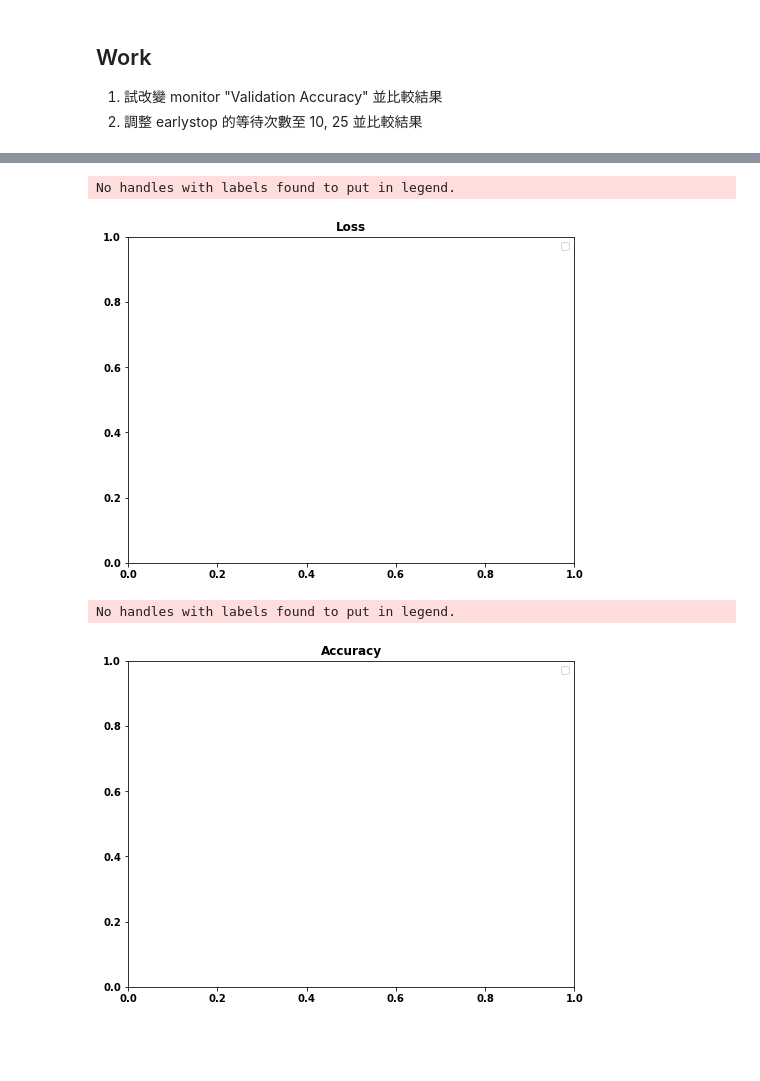
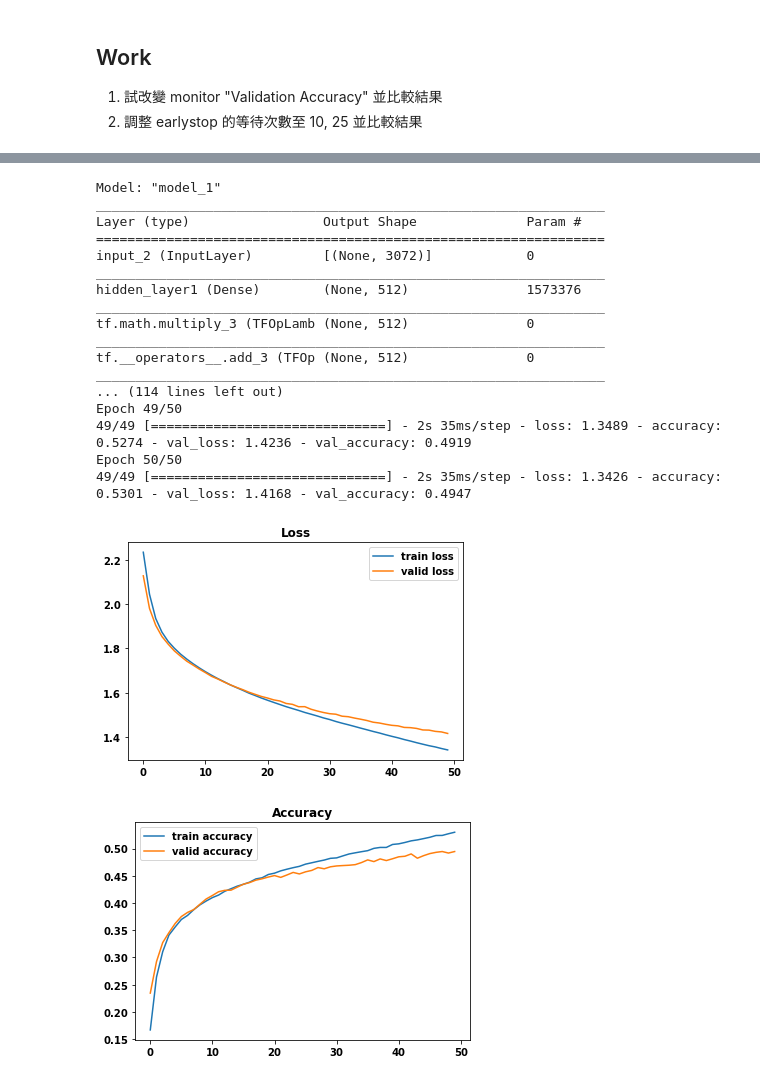
Before and after one commit to loe1616/Machine_operation, a Jupyter notebook: Day085/Day085_HW.ipynb, the cells around one changed output, grey strips where cells are left out. Cells and saved outputs as stored; diff of their text form; code cells hidden in the pictures; blank space fills up the shorter version.

```diff
--- a/Day085/Day085_HW.ipynb
+++ b/Day085/Day085_HW.ipynb
@@ -130,25 +140,55 @@ Epoch 00016: early stopping
-# %%
-import matplotlib.pyplot as plt
-%matplotlib inline
-color_bar = ["r", "g", "b", "y", "m", "k"]
-
-plt.figure(figsize=(8,6))
-for i, cond in enumerate(results.keys()):
-    plt.plot(range(len(results[cond]['train-loss'])),results[cond]['train-loss'], '-', label=cond, color=color_bar[i])
-    plt.plot(range(len(results[cond]['valid-loss'])),results[cond]['valid-loss'], '--', label=cond, color=color_bar[i])
-plt.title("Loss")
-plt.legend()
-plt.show()
-
-plt.figure(figsize=(8,6))
-for i, cond in enumerate(results.keys()):
-    plt.plot(range(len(results[cond]['train-acc'])),results[cond]['train-acc'], '-', label=cond, color=color_bar[i])
-    plt.plot(range(len(results[cond]['valid-acc'])),results[cond]['valid-acc'], '--', label=cond, color=color_bar[i])
-plt.title("Accuracy")
-plt.legend()
-plt.show()
-# %% [output]
-No handles with labels found to put in legend.
-[figure, removed]
-No handles with labels found to put in legend.
-[figure, removed]
+# %%
+earlystop = EarlyStopping(monitor="val_loss",
+                          patience=10,
+                          verbose=1
+                          )
+model = build_mlp(input_shape=x_train.shape[1:])
+model.summary()
+optimizer = keras.optimizers.SGD(lr=LEARNING_RATE, nesterov=True, momentum=MOMENTUM)
+model.compile(loss="categorical_crossentropy", metrics=["accuracy"], optimizer=optimizer)
+
+model.fit(x_train, y_train,
+          epochs=EPOCHS,
+          batch_size=BATCH_SIZE,
+          validation_data=(x_test, y_test),
+          shuffle=True,
+          callbacks=[earlystop]
+          )
+
+    # Collect results
+train_loss = model.history.history["loss"]
+valid_loss = model.history.history["val_loss"]
+train_acc = model.history.history["accuracy"]
+valid_acc = model.history.history["val_accuracy"]
+
+plt.plot(range(len(train_loss)), train_loss, label="train loss")
+plt.plot(range(len(valid_loss)), valid_loss, label="valid loss")
+plt.legend()
+plt.title("Loss")
+plt.show()
+
+plt.plot(range(len(train_acc)), train_acc, label="train accuracy")
+plt.plot(range(len(valid_acc)), valid_acc, label="valid accuracy")
+plt.legend()
+plt.title("Accuracy")
+plt.show()
+# %% [output]
+Model: "model_1"
+_________________________________________________________________
+Layer (type)                 Output Shape              Param #
+=================================================================
+input_2 (InputLayer)         [(None, 3072)]            0
+_________________________________________________________________
+hidden_layer1 (Dense)        (None, 512)               1573376
+_________________________________________________________________
+tf.math.multiply_3 (TFOpLamb (None, 512)               0
+_________________________________________________________________
+tf.__operators__.add_3 (TFOp (None, 512)               0
+_________________________________________________________________
+... (114 lines left out)
+Epoch 49/50
+49/49 [==============================] - 2s 35ms/step - loss: 1.3489 - accuracy: 0.5274 - val_loss: 1.4236 - val_accuracy: 0.4919
+Epoch 50/50
+49/49 [==============================] - 2s 35ms/step - loss: 1.3426 - accuracy: 0.5301 - val_loss: 1.4168 - val_accuracy: 0.4947
+[figure, added]
+[figure, added]
```
Also changed, not shown: parts of 4 cells of this notebook.
